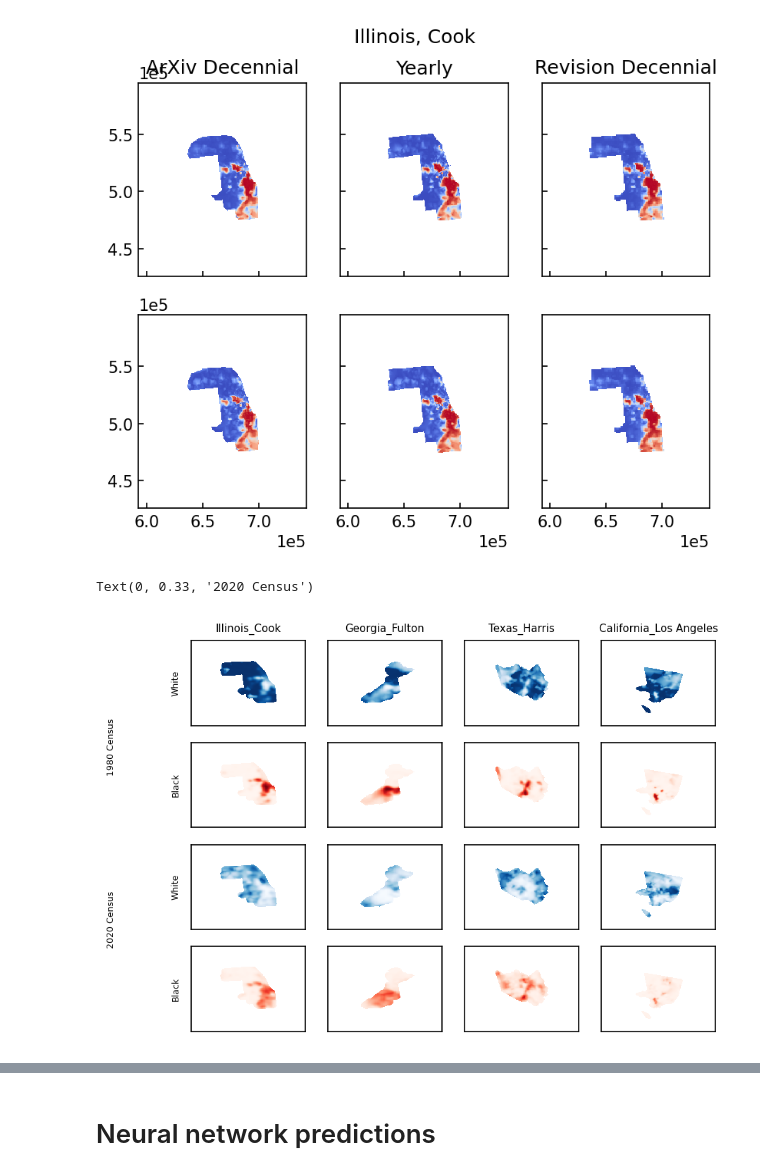
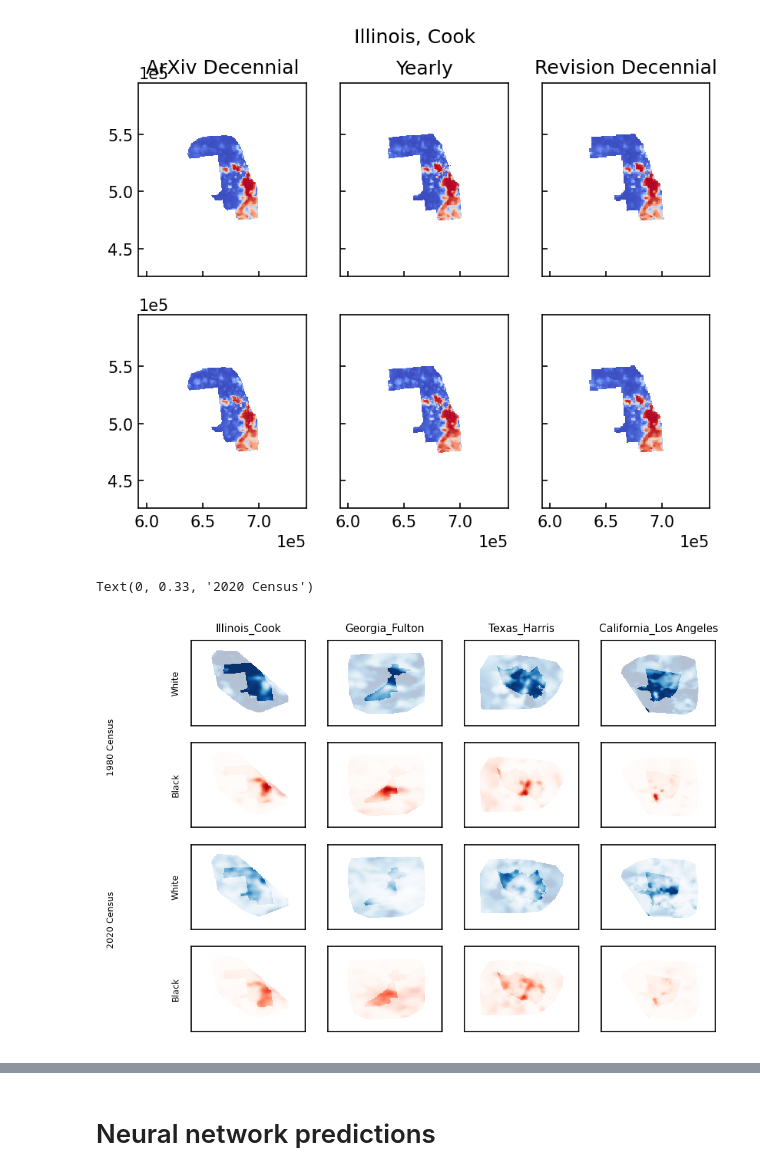
Before and after one commit to jcolen/sociohydro, a Jupyter notebook: census_gridded/CensusModels.ipynb, the cells around one changed output, grey strips where cells are left out. Drawn from its saved outputs; the diff is of its cells as text; code cells hidden in the pictures.

```diff
--- a/census_gridded/CensusModels.ipynb
+++ b/census_gridded/CensusModels.ipynb
@@ -92,42 +92,41 @@ def plot(ax, sample, vmax=None):
     ax[0].pcolormesh(sample['x'], sample['y'], sample['wb0'][0], cmap='Blues', vmax=1, vmin=0)
     ax[1].pcolormesh(sample['x'], sample['y'], sample['wb0'][1], cmap='Reds', vmax=1, vmin=0)
 
     for a in ax:
         a.set_aspect('equal')
         a.set(xticks=[], yticks=[])
 
 dataset = ConcatDataset([
     CensusDataset('Illinois_Cook'),
     CensusDataset('Georgia_Fulton'),
     CensusDataset('Texas_Harris'),
     CensusDataset('California_Los Angeles'),
 ])
 fig, ax = plt.subplots(4, 4, dpi=150, sharex='col', sharey='col')
 for i, ds in enumerate(dataset.datasets):
     ds.validate()
-    sample = dataset[i*40]
-    ax[0,i].pcolormesh(sample['x'], sample['y'], sample['wb0'][0], cmap='Blues', vmin=0, vmax=1)
-    ax[1,i].pcolormesh(sample['x'], sample['y'], sample['wb0'][1], cmap='Reds', vmin=0, vmax=1)
-
-    sample = dataset[i*40+39]
-    ax[2,i].pcolormesh(sample['x'], sample['y'], sample['wb0'][0], cmap='Blues', vmin=0, vmax=1)
-    ax[3,i].pcolormesh(sample['x'], sample['y'], sample['wb0'][1], cmap='Reds', vmin=0, vmax=1)
-
+    wb = ds[0]['wb']
+    alpha = np.ones(ds.mask.shape)
+    alpha[~ds.mask] = 0.3
+    ax[0,i].pcolormesh(ds.x, ds.y, wb[0,0], cmap='Blues', vmin=0, vmax=1, alpha=alpha)
+    ax[1,i].pcolormesh(ds.x, ds.y, wb[0,1], cmap='Reds', vmin=0, vmax=1, alpha=alpha)
+    ax[2,i].pcolormesh(ds.x, ds.y, wb[-1,0], cmap='Blues', vmin=0, vmax=1, alpha=alpha)
+    ax[3,i].pcolormesh(ds.x, ds.y, wb[-1,1], cmap='Reds', vmin=0, vmax=1, alpha=alpha)
     ax[0,i].set_title(dataset.datasets[i].county)
 
 for a in ax.flatten():
     a.set(xticks=[], yticks=[])
 
 ax[0,0].set_ylabel(f'White')
 ax[1,0].set_ylabel(f'Black')
 ax[2,0].set_ylabel(f'White')
 ax[3,0].set_ylabel(f'Black')
 
 fig.text(0, 0.67, '1980 Census', rotation=90, va='center', ha='left')
 fig.text(0, 0.33, '2020 Census', rotation=90, va='center', ha='left')
 # %% [output]
 Text(0, 0.33, '2020 Census')
-[figure, old version]
+[figure, new version]
 # %%
 dataset = CensusDataset('Illinois_Cook')
 dataset.validate()
```
Also changed, not shown: parts of 16 cells of this notebook, 26 other files.
